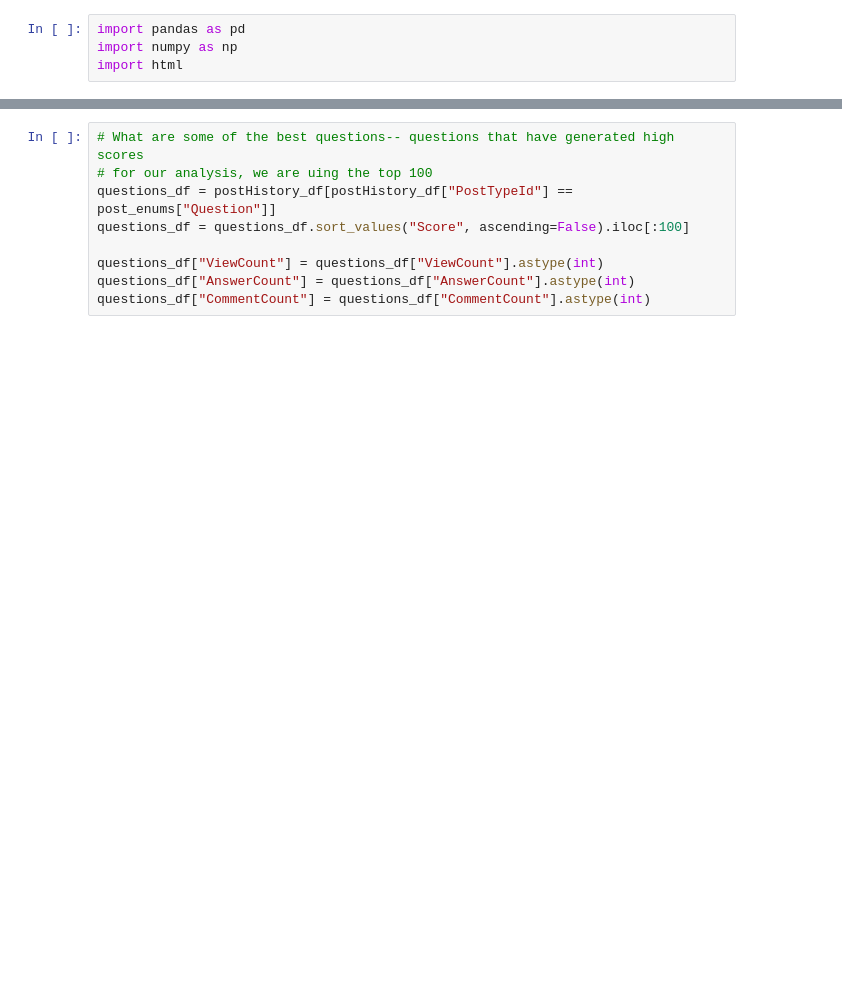
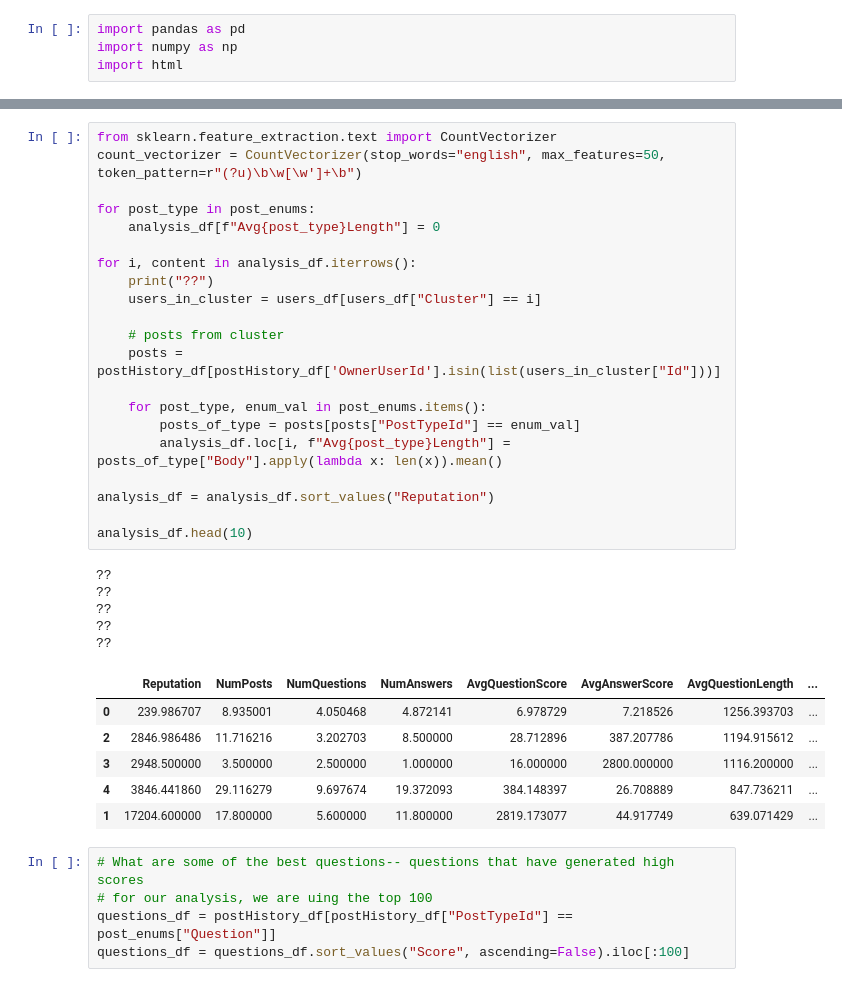
Before and after one commit to mederickg/StackOverflowProj, a Jupyter notebook: data-analysis.ipynb, the cells around one changed output, grey strips where cells are left out. Saved outputs shown, nothing was run; the diff lists cells and outputs as text; blank space fills up the shorter version.

```diff
--- a/data-analysis.ipynb
+++ b/data-analysis.ipynb
@@ -167,12 +175,41 @@ analysis_df.sort_values("Reputation", ascending=True).head(20)
+# %%
+from sklearn.feature_extraction.text import CountVectorizer
+count_vectorizer = CountVectorizer(stop_words="english", max_features=50, token_pattern=r"(?u)\b\w[\w']+\b")
+
+for post_type in post_enums:
+    analysis_df[f"Avg{post_type}Length"] = 0
+
+for i, content in analysis_df.iterrows():
+    print("??")
+    users_in_cluster = users_df[users_df["Cluster"] == i]
+
+    # posts from cluster
+    posts = postHistory_df[postHistory_df['OwnerUserId'].isin(list(users_in_cluster["Id"]))]
+
+    for post_type, enum_val in post_enums.items():
+        posts_of_type = posts[posts["PostTypeId"] == enum_val]
+        analysis_df.loc[i, f"Avg{post_type}Length"] = posts_of_type["Body"].apply(lambda x: len(x)).mean()
+
+analysis_df = analysis_df.sort_values("Reputation")
+
+analysis_df.head(10)
+# %% [output]
+??
+??
+??
+??
+??
+|  | Reputation | NumPosts | NumQuestions | NumAnswers | AvgQuestionScore | AvgAnswerScore | AvgQuestionLength | ... |
+| 0 | 239.986707 | 8.935001 | 4.050468 | 4.872141 | 6.978729 | 7.218526 | 1256.393703 | ... |
+| 2 | 2846.986486 | 11.716216 | 3.202703 | 8.500000 | 28.712896 | 387.207786 | 1194.915612 | ... |
+| 3 | 2948.500000 | 3.500000 | 2.500000 | 1.000000 | 16.000000 | 2800.000000 | 1116.200000 | ... |
+| 4 | 3846.441860 | 29.116279 | 9.697674 | 19.372093 | 384.148397 | 26.708889 | 847.736211 | ... |
+| 1 | 17204.600000 | 17.800000 | 5.600000 | 11.800000 | 2819.173077 | 44.917749 | 639.071429 | ... |
 # %%
 # What are some of the best questions-- questions that have generated high scores
 # for our analysis, we are uing the top 100
 questions_df = postHistory_df[postHistory_df["PostTypeId"] == post_enums["Question"]]
 questions_df = questions_df.sort_values("Score", ascending=False).iloc[:100]
-
-questions_df["ViewCount"] = questions_df["ViewCount"].astype(int)
-questions_df["AnswerCount"] = questions_df["AnswerCount"].astype(int)
-questions_df["CommentCount"] = questions_df["CommentCount"].astype(int)
 # %%
 from collections import Counter
 from sklearn.feature_extraction.text import CountVectorizer
```
Also changed, not shown: parts of 10 cells of this notebook, 4 other files.
